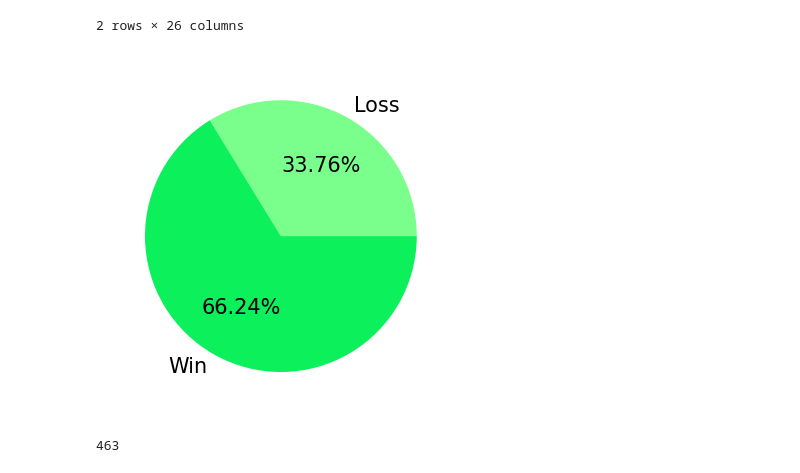
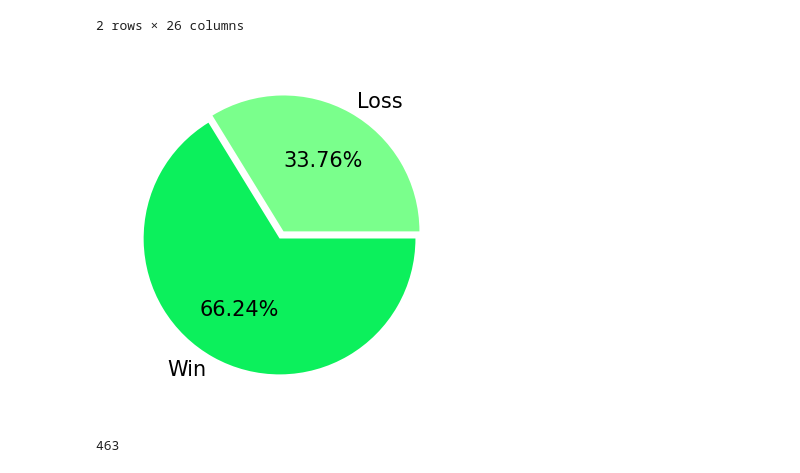
Before and after one commit to abhi10sharma/steph-curry-regular-season-analysis, a Jupyter notebook: Steph Curry regular season analysis.ipynb, the cells around one changed output. Saved outputs shown, nothing was run; the diff lists cells and outputs as text; code cells hidden in the pictures.

```diff
--- a/Steph Curry regular season analysis.ipynb
+++ b/Steph Curry regular season analysis.ipynb
@@ -136,18 +138,20 @@ res_df
 # %%
 # result = [res for Win/Loss, df in df.groupby(['Win/Loss'])]
 loss = res_df.iloc[0][0]
 win = res_df.iloc[1][0]
 
 label = ['Loss', 'Win']
 color = ['#7aff8c', '#0cf05c']
 
 plt.figure(figsize=(6,3), dpi = 150)
-plt.pie([loss, win], labels = label, colors = color, autopct = '%.2f%%')
+
+explode = [.04, .02]
+plt.pie([loss, win], labels = label, colors = color, autopct = '%.2f%%', explode = explode)
 
 plt.show
 plt.savefig('win_vs_loss.png')
 # %% [output]
-[figure, old version]
+[figure, new version]
 # %%
 res_df.iloc[1][0]
 # %% [output]
```
Also changed, not shown: parts of 7 cells of this notebook.
